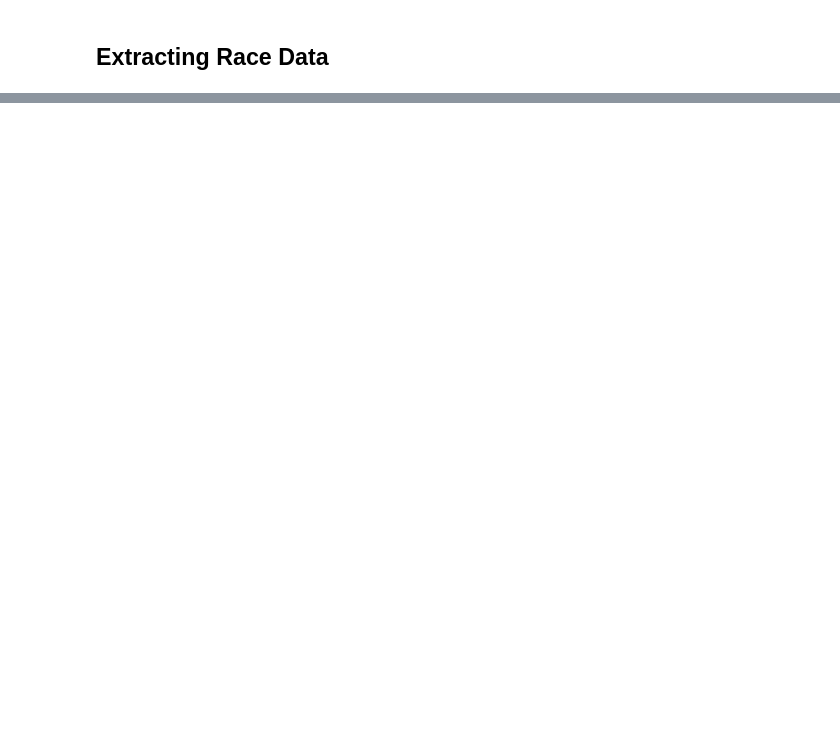
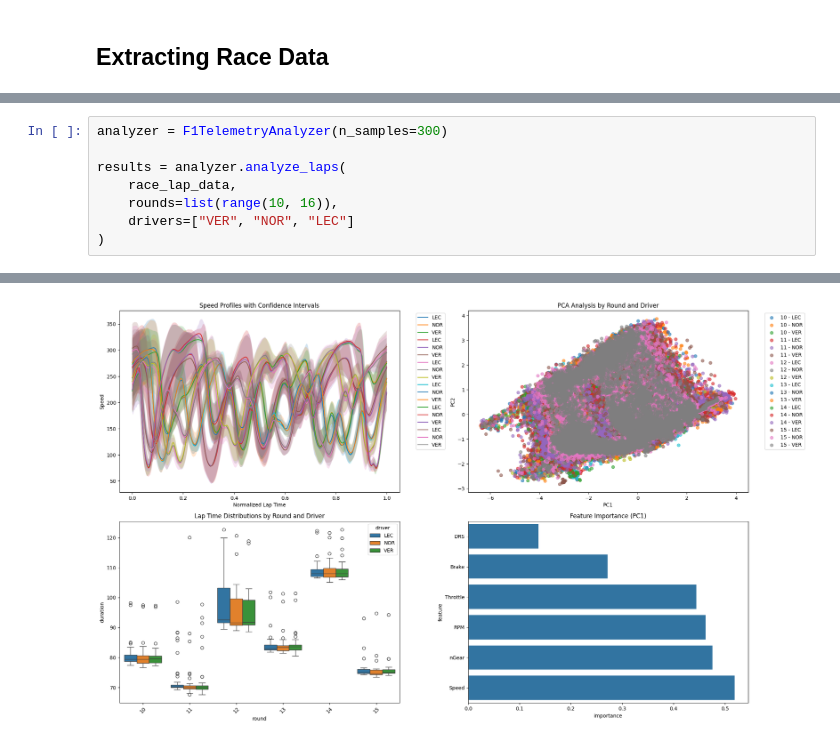
Before and after one commit to akatelync/f1-exploration, a Jupyter notebook: sample_notebook.ipynb, the cells around one changed output, grey strips where cells are left out. Drawn from its saved outputs; the diff is of its cells as text; blank space fills up the shorter version.

```diff
--- a/sample_notebook.ipynb
+++ b/sample_notebook.ipynb
@@ -135,0 +153,9 @@ results = analyzer.analyze_laps(
+# %%
+analyzer = F1TelemetryAnalyzer(n_samples=300)
+
+results = analyzer.analyze_laps(
+    race_lap_data,
+    rounds=list(range(10, 16)),
+    drivers=["VER", "NOR", "LEC"]
+)
+# %% [output]
@@ -135,0 +179 @@ results = analyzer.analyze_laps(
+[figure, added]
```
Also changed, not shown: parts of 22 cells of this notebook, 4 other files.
